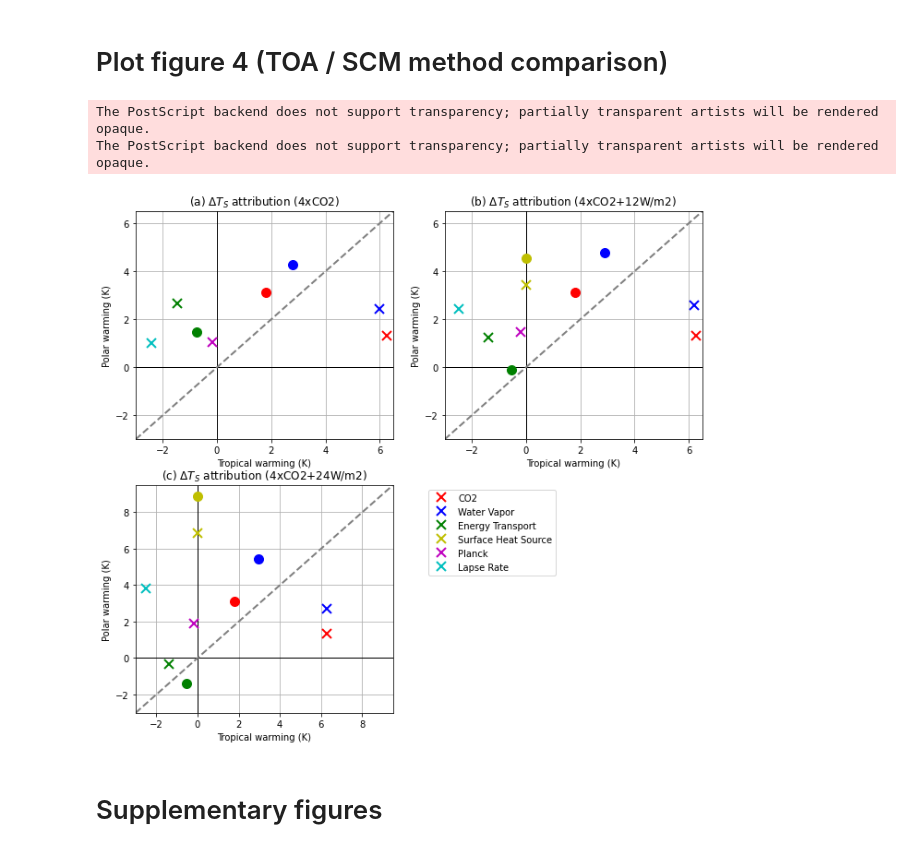
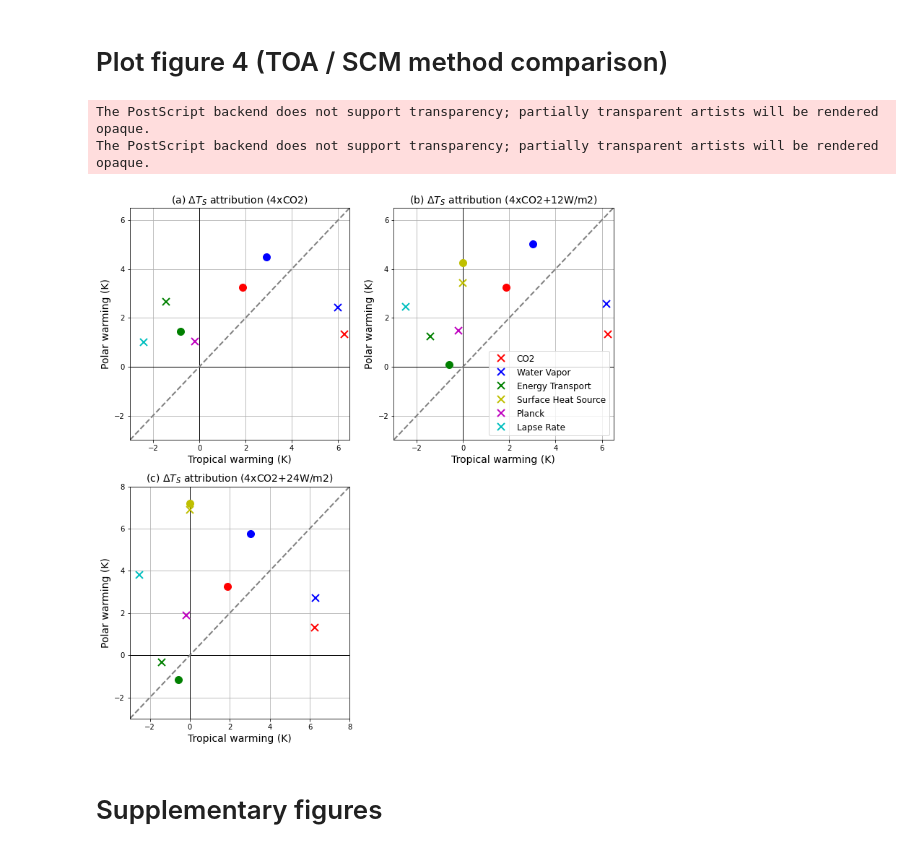
Before and after one commit to matthewjhenry/HMLR19_SCM, a Jupyter notebook: plot_figures.ipynb, the cells around one changed output. Cells and saved outputs as stored; diff of their text form; code cells hidden in the pictures.

```diff
--- a/plot_figures.ipynb
+++ b/plot_figures.ipynb
@@ -75,4 +75,6 @@ nonlin = ncdf_obj('./iGCM_data/','idealised_moist_AM2rad_albedo/300ppm','idealis
 forcing_CO2 = np.mean(np.mean(nonlin.s_lin_14xCO2.variables['swdn_toa'][:],0),1)-np.mean(np.mean(nonlin.s_lin.variables['swdn_toa'][:],0),1)\
          -np.mean(np.mean(nonlin.s_lin_14xCO2.variables['swup_toa'][:],0),1)+np.mean(np.mean(nonlin.s_lin.variables['swup_toa'][:],0),1)+\
     np.mean(np.mean(nonlin.s_lin.variables['olr'][:],0),1)-np.mean(np.mean(nonlin.s_lin_14xCO2.variables['olr'][:],0),1)
+
+font = {'size'   : 14}
 # %% [output]
@@ -900,7 +874,7 @@ all :  [16.64430693]
 # Kernel analysis for figure 4
 # %%
 print('If there is an error here make sure "lw = Dataset(...)" point to the aquaplanet kernels netCDF files you downloaded from http://meteo.mcgill.ca/~mhenry/files/')
-lw = Dataset('./aquakernels/lwclr_t.nc')
+lw = Dataset('./lwclr_t.nc')
 lw.set_always_mask(False)
 lat_lw = lw.variables['lat'][:]
 p_lw = lw.variables['pfull'][:]
@@ -915,7 +889,7 @@ lw_t = np.mean(np.mean(lw.variables['lwclr_t'][:],0),2)[0:24,:]*weights
 lw_t[:5,mask_trop] = 0
 lw_t[:6,mask_poles] = 0
 lw_t_s = np.mean(np.mean(lw.variables['lwclr_t'][:],0),2)[24,:]
-lw = Dataset('./aquakernels/lwclr_q.nc')
+lw = Dataset('./lwclr_q.nc')
 lw.set_always_mask(False)
 lw_q = np.mean(np.mean(lw.variables['lwclr_q'][:],0),2)*weights
 lw_q[:5,mask_trop]=0
@@ -1087,7 +1061,7 @@ If there is an error here make sure "lw = Dataset(...)" point to the aquaplanet
 ms=10
 mew=2
 fig = matplotlib.pyplot.gcf()
-fig.set_size_inches(11, 10)
+fig.set_size_inches(12, 13)
 plt.subplot(2,2,1)
 plt.hlines(0, -3, 7,linewidth=1, color='k')
 plt.vlines(0, -3, 7,linewidth=1, color='k')
@@ -1097,9 +1071,9 @@ plt.plot(MSE_CO2_trop,MSE_CO2_poles, 'x', color='g', ms=ms, mew=mew, label='Ener
 plt.plot(PFB_CO2_trop, PFB_CO2_poles, 'x', color='m', ms=ms, mew=mew, label='Planck')
 plt.plot(LFB_CO2_trop,LFB_CO2_poles, 'x', color='c', ms=ms, mew=mew, label='Lapse Rate')
 # plt.plot(forcing_SHS_trop,forcing_SHS_poles, 'x', color='r', ms=ms, mew=mew, label='SHS')
-plt.plot(model_t_co2_co2.state['Ts'] - model_t.state['Ts'], model_co2_co2.state['Ts'] - model.state['Ts'], 'o', color='r',markersize=msize)
-plt.plot(model_t_co2_q_local.state['Ts'] + model_t_co2_q_remote_Ts - 2*model_t.state['Ts'], model_co2_q_remote_Ts + model_co2_q_local.state['Ts'] - 2*model.state['Ts'], 'bo',markersize=msize)
-plt.plot(model_t_co2_trans.state['Ts'] - model_t.state['Ts'], model_co2_transQ.state['Ts'] + model_co2_transT.state['Ts'] - 2*model.state['Ts'], 'o', c='g',markersize=msize)
+plt.plot(model_t_co2.state['Ts'] - model_t_ctl.state['Ts'], model_p_co2.state['Ts'] - model_p_ctl.state['Ts'], 'o', color='r',markersize=msize)
+plt.plot(model_t_sh.state['Ts']- model_t_ctl.state['Ts'], model_p_sh.state['Ts']- model_p_ctl.state['Ts'], 'bo',markersize=msize)
+plt.plot(model_t_ET.state['Ts'] - model_t_ctl.state['Ts'], model_p_moist.state['Ts'] + model_p_dry.state['Ts'] - 2*model_p_ctl.state['Ts'], 'o', c='g',markersize=msize)
 # plt.plot(0, model_HS12_surf.state['Ts'] - model.state['Ts'], 'o', c='r',markersize=msize)
 plt.plot([-3, 6.5], [-3, 6.5], color='grey', linestyle='--', linewidth=2)
 plt.xlim([-3,6.5])
@@ -1107,61 +1081,62 @@ plt.ylim([-3,6.5])
 # lgd = plt.legend(bbox_to_anchor=(1.45, 1),numpoints = 1)
 # plt.legend(loc='lower right',numpoints = 1)
 plt.grid()
-plt.title('(a) $\Delta T_S$ attribution (4xCO2)')
-plt.xlabel('Tropical warming (K)')
-plt.ylabel('Polar warming (K)')
+plt.title('(a) $\Delta T_S$ attribution (4xCO2)', **font)
+plt.xlabel('Tropical warming (K)', **font)
+plt.ylabel('Polar warming (K)', **font)
 
 plt.subplot(2,2,2)
 plt.hlines(0, -3, 7,linewidth=1, color='k')
 plt.vlines(0, -3, 7,linewidth=1, color='k')
 plt.plot(F_CO2_trop_12,F_CO2_poles_12, 'x', color='r', ms=ms, mew=mew, label='CO2')
 plt.plot(WVFB_CO2_trop_12,WVFB_CO2_poles_12, 'x', color='b', ms=ms, mew=mew, label='Water Vapor')
 plt.plot(MSE_CO2_trop_12,MSE_CO2_poles_12, 'x', color='g', ms=ms, mew=mew, label='Energy Transport')
 plt.plot(forcing_SHS_trop_12,forcing_SHS_poles_12, 'x', color='y', ms=ms, mew=mew, label='Surface Heat Source')
 plt.plot(PFB_CO2_trop_12, PFB_CO2_poles_12, 'x', color='m', ms=ms, mew=mew, label='Planck')
 plt.plot(LFB_CO2_trop_12,LFB_CO2_poles_12, 'x', color='c', ms=ms, mew=mew, label='Lapse Rate')
-plt.plot(model_t_HS12_co2.state['Ts'] - model_t.state['Ts'], model_HS12_co2.state['Ts'] - model.state['Ts'], 'o', color='r',markersize=msize)
-plt.plot(model_t_HS12_q_local.state['Ts'] + model_t_HS12_q_remote_Ts - 2*model_t.state['Ts'], model_HS12_q_remote_Ts + model_HS12_q_local.state['Ts'] - 2*model.state['Ts'], 'bo',markersize=msize)
-plt.plot(model_t_HS12_trans.state['Ts'] - model_t.state['Ts'], model_HS12_transQ.state['Ts'] + model_HS12_transT.state['Ts'] - 2*model.state['Ts'], 'o', c='g',markersize=msize)
-plt.plot(0, model_HS12_surf.state['Ts'] - model.state['Ts'], 'o', c='y',markersize=msize)
+plt.plot(model_t_co2_HS12.state['Ts'] - model_t_ctl.state['Ts'], model_p_co2_HS12.state['Ts'] - model_p_ctl.state['Ts'], 'o', color='r',markersize=msize)
+plt.plot(model_t_sh_HS12.state['Ts']- model_t_ctl.state['Ts'], model_p_sh_HS12.state['Ts']- model_p_ctl.state['Ts'], 'bo',markersize=msize)
+plt.plot(model_t_ET_HS12.state['Ts'] - model_t_ctl.state['Ts'], model_p_moist_HS12.state['Ts'] + model_p_dry_HS12.state['Ts'] - 2*model_p_ctl.state['Ts'], 'o', c='g',markersize=msize)
+plt.plot(0, model_p_qs_HS12.state['Ts']- model_p_ctl.state['Ts'], 'o', c='y',markersize=msize)
 plt.plot([-3, 6.5], [-3, 6.5], color='grey', linestyle='--', linewidth=2)
 plt.xlim([-3,6.5])
 plt.ylim([-3,6.5])
 # lgd = plt.legend(bbox_to_anchor=(1.45, 1),numpoints = 1)
 # plt.legend(loc='lower right',numpoints = 1)
+plt.legend(loc='best',prop={'size': 12})
 plt.grid()
-plt.title('(b) $\Delta T_S$ attribution (4xCO2+12W/m2)')
-plt.xlabel('Tropical warming (K)')
-plt.ylabel('Polar warming (K)')
+plt.title('(b) $\Delta T_S$ attribution (4xCO2+12W/m2)', **font)
+plt.xlabel('Tropical warming (K)', **font)
+plt.ylabel('Polar warming (K)', **font)
 
 plt.subplot(2,2,3)
 plt.hlines(0, -3, 9.5,linewidth=1, color='k')
 plt.vlines(0, -3, 9.5,linewidth=1, color='k')
 plt.plot(F_CO2_trop_24,F_CO2_poles_24, 'x', color='r', ms=ms, mew=mew, label='CO2')
 plt.plot(WVFB_CO2_trop_24,WVFB_CO2_poles_24, 'x', color='b', ms=ms, mew=mew, label='Water Vapor')
 plt.plot(MSE_CO2_trop_24,MSE_CO2_poles_24, 'x', color='g', ms=ms, mew=mew, label='Energy Transport')
 plt.plot(forcing_SHS_trop_24,forcing_SHS_poles_24, 'x', color='y', ms=ms, mew=mew, label='Surface Heat Source')
 plt.plot(PFB_CO2_trop_24, PFB_CO2_poles_24, 'x', color='m', ms=ms, mew=mew, label='Planck')
 plt.plot(LFB_CO2_trop_24,LFB_CO2_poles_24, 'x', color='c', ms=ms, mew=mew, label='Lapse Rate')
-plt.plot(model_t_co2_co2.state['Ts'] - model_t.state['Ts'], model_co2_co2.state['Ts'] - model.state['Ts'], 'o', color='r',markersize=msize)
-plt.plot(model_t_HS24_q_local.state['Ts'] + model_t_HS24_q_remote_Ts - 2*model_t.state['Ts'], model_HS24_q_remote_Ts + model_HS24_q_local.state['Ts'] - 2*model.state['Ts'], 'bo',markersize=msize)
-plt.plot(model_t_HS24_trans.state['Ts'] - model_t.state['Ts'], model_HS24_transQ.state['Ts'] + model_HS24_transT.state['Ts'] - 2*model.state['Ts'], 'o', c='g',markersize=msize)
-plt.plot(0, model_HS24_surf.state['Ts'] - model.state['Ts'], 'o', c='y',markersize=msize)
-plt.plot([-3, 9.5], [-3, 9.5], color='grey', linestyle='--', linewidth=2)
-plt.xlim([-3,9.5])
-plt.ylim([-3,9.5])
-lgd = plt.legend(bbox_to_anchor=(1.65, 1),numpoints = 1)
+plt.plot(model_t_co2_HS24.state['Ts'] - model_t_ctl.state['Ts'], model_p_co2_HS24.state['Ts'] - model_p_ctl.state['Ts'], 'o', color='r',markersize=msize)
+plt.plot(model_t_sh_HS24.state['Ts']- model_t_ctl.state['Ts'], model_p_sh_HS24.state['Ts']- model_p_ctl.state['Ts'], 'bo',markersize=msize)
+plt.plot(model_t_ET_HS24.state['Ts'] - model_t_ctl.state['Ts'], model_p_moist_HS24.state['Ts'] + model_p_dry_HS24.state['Ts'] - 2*model_p_ctl.state['Ts'], 'o', c='g',markersize=msize)
+plt.plot(0, model_p_qs_HS24.state['Ts']- model_p_ctl.state['Ts'], 'o', c='y',markersize=msize)
+plt.plot([-3, 8], [-3, 8], color='grey', linestyle='--', linewidth=2)
+plt.xlim([-3,8])
+plt.ylim([-3,8])
+# lgd = plt.legend(bbox_to_anchor=(1.65, 1),numpoints = 1)
 # plt.legend(loc='lower right',numpoints = 1)
 plt.grid()
-plt.title('(c) $\Delta T_S$ attribution (4xCO2+24W/m2)')
-plt.xlabel('Tropical warming (K)')
-plt.ylabel('Polar warming (K)')
+plt.title('(c) $\Delta T_S$ attribution (4xCO2+24W/m2)', **font)
+plt.xlabel('Tropical warming (K)', **font)
+plt.ylabel('Polar warming (K)', **font)
 plt.savefig('fig4.eps', bbox_inches='tight')
 plt.show()
 # %% [output]
 The PostScript backend does not support transparency; partially transparent artists will be rendered opaque.
 The PostScript backend does not support transparency; partially transparent artists will be rendered opaque.
-[figure, old version]
+[figure, new version]
 # %% [markdown]
 # Supplementary figures
 # %% [markdown]
```
Also changed, not shown: parts of 39 cells of this notebook.
